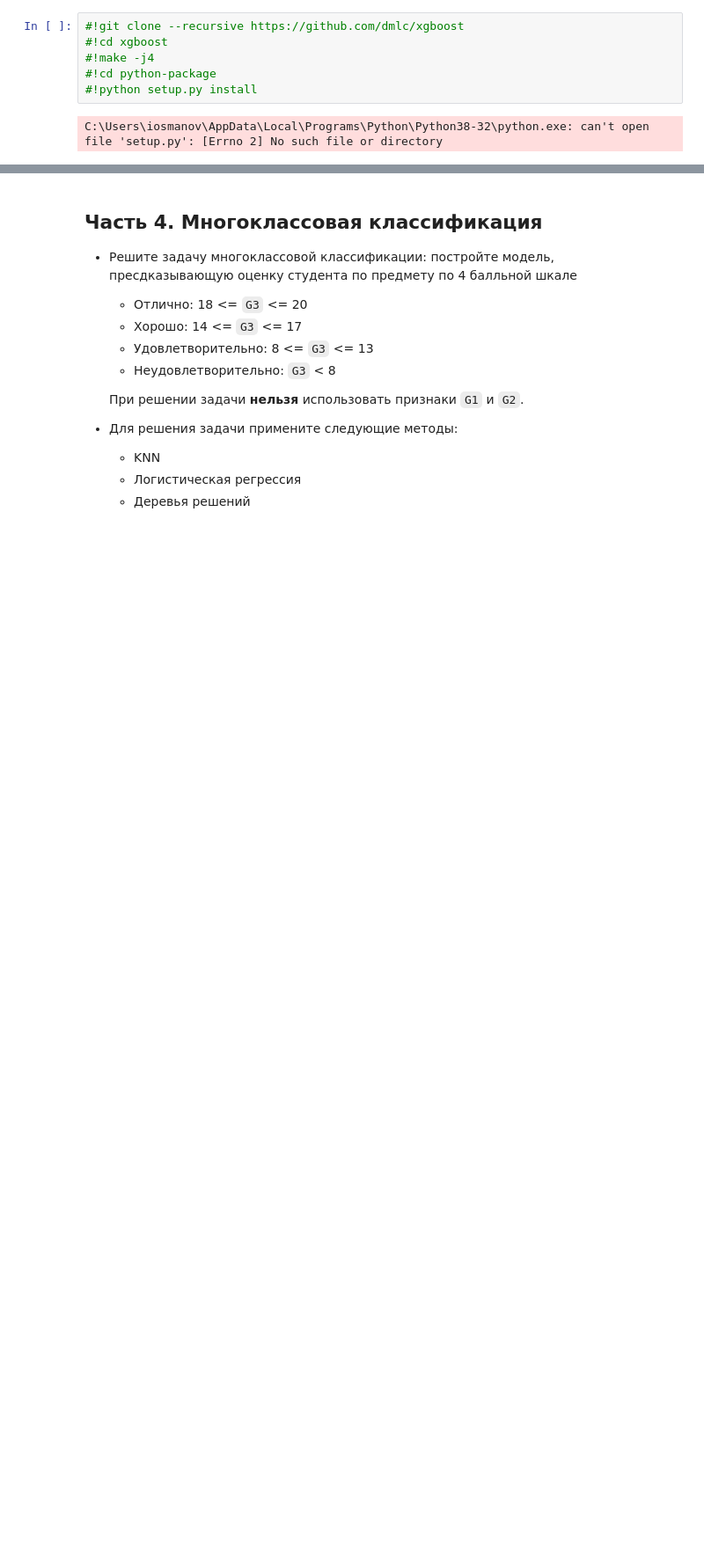
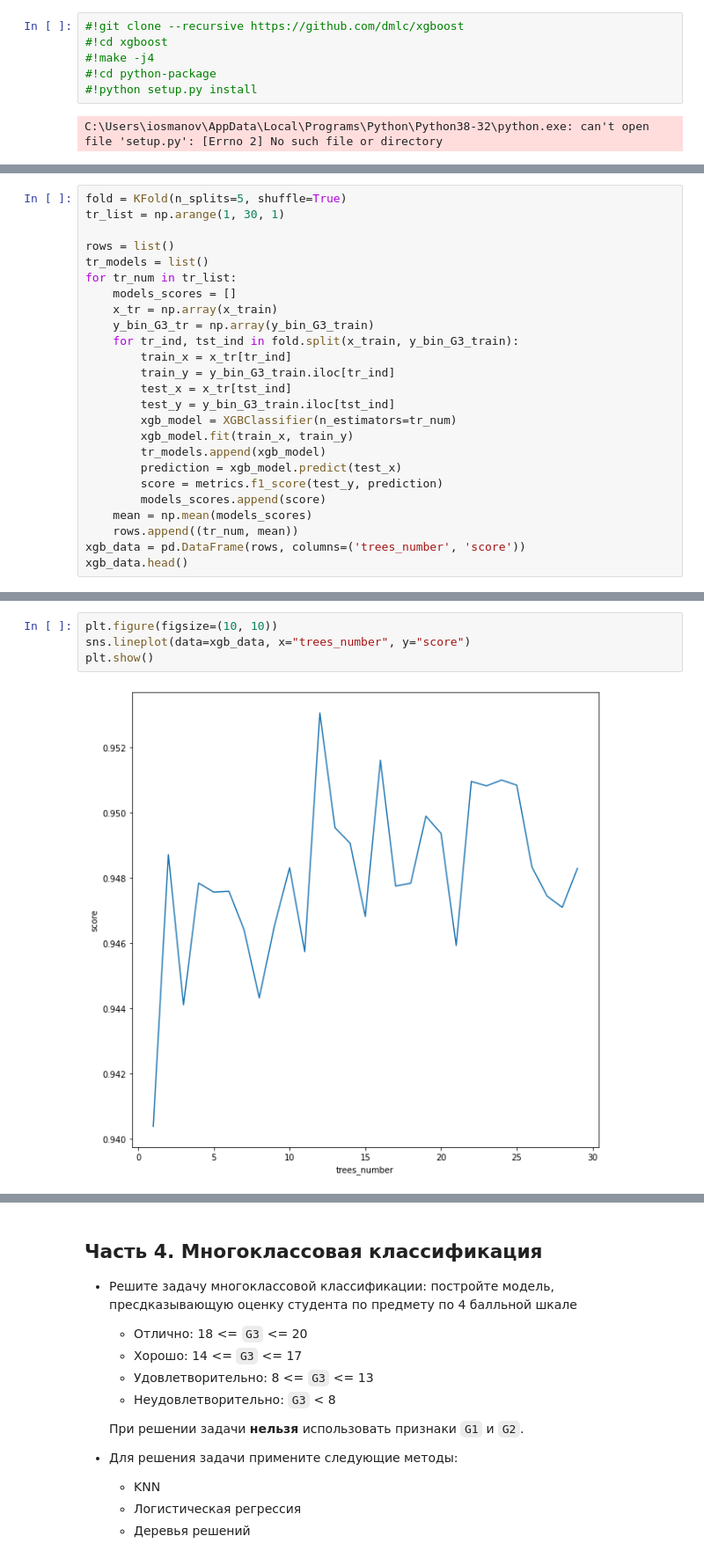
Before and after one commit to ImOsMa/IAD, a Jupyter notebook: Lab4_Supervised/Lab_3.Supervised_Learning.ipynb, the cells around one changed output, grey strips where cells are left out. Shown at 88% size. Saved outputs shown, nothing was run; the diff lists cells and outputs as text; blank space fills up the shorter version.

```diff
--- a/Lab4_Supervised/Lab_3.Supervised_Learning.ipynb
+++ b/Lab4_Supervised/Lab_3.Supervised_Learning.ipynb
@@ -1208,0 +1212,25 @@ ModuleNotFoundError: No module named 'xgboost.sklearn'
+# %%
+fold = KFold(n_splits=5, shuffle=True)
+tr_list = np.arange(1, 30, 1)
+
+rows = list()
+tr_models = list()
+for tr_num in tr_list:
+    models_scores = []
+    x_tr = np.array(x_train)
+    y_bin_G3_tr = np.array(y_bin_G3_train)
+    for tr_ind, tst_ind in fold.split(x_train, y_bin_G3_train):
+        train_x = x_tr[tr_ind]
+        train_y = y_bin_G3_train.iloc[tr_ind]
+        test_x = x_tr[tst_ind]
+        test_y = y_bin_G3_train.iloc[tst_ind]
+        xgb_model = XGBClassifier(n_estimators=tr_num)
+        xgb_model.fit(train_x, train_y)
+        tr_models.append(xgb_model)
+        prediction = xgb_model.predict(test_x)
+        score = metrics.f1_score(test_y, prediction)
+        models_scores.append(score)
+    mean = np.mean(models_scores)
+    rows.append((tr_num, mean))
+xgb_data = pd.DataFrame(rows, columns=('trees_number', 'score'))
+xgb_data.head()
@@ -1208,0 +1347,6 @@ ModuleNotFoundError: No module named 'xgboost.sklearn'
+# %%
+plt.figure(figsize=(10, 10))
+sns.lineplot(data=xgb_data, x="trees_number", y="score")
+plt.show()
+# %% [output]
+[figure, added]
```
Also changed, not shown: parts of 37 cells of this notebook, 2 other files.
